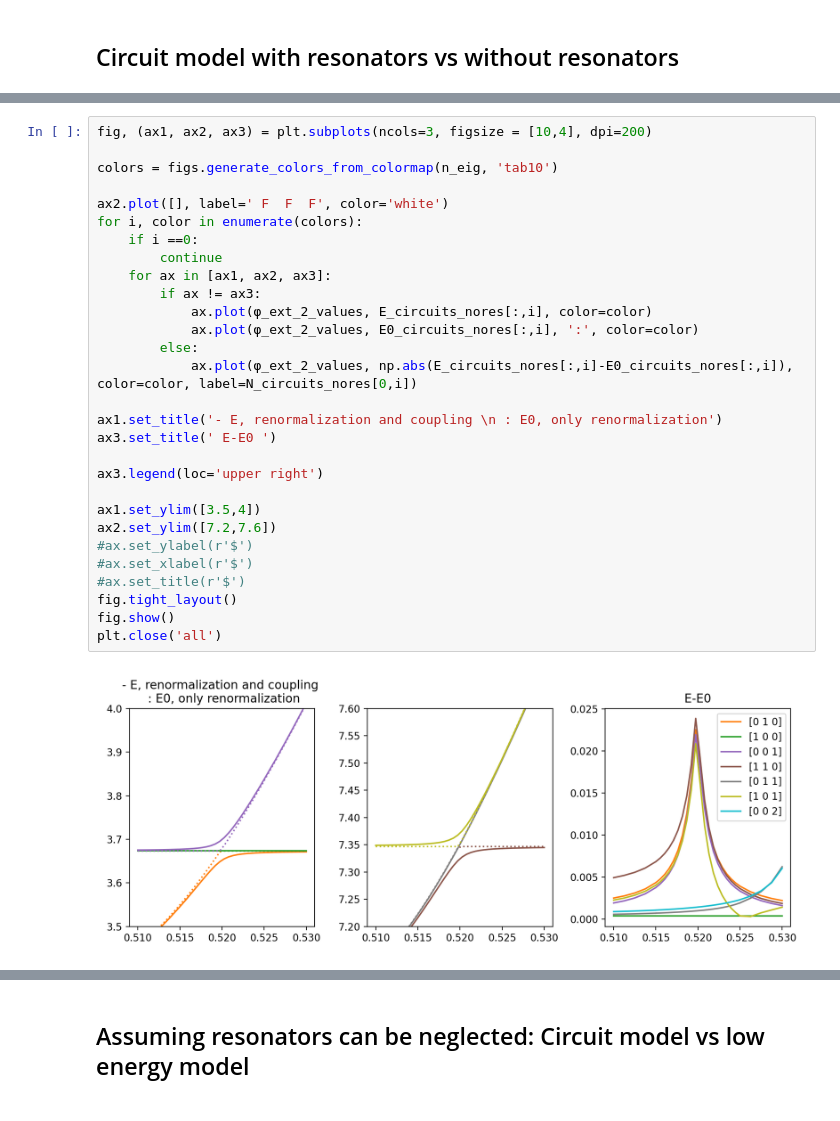
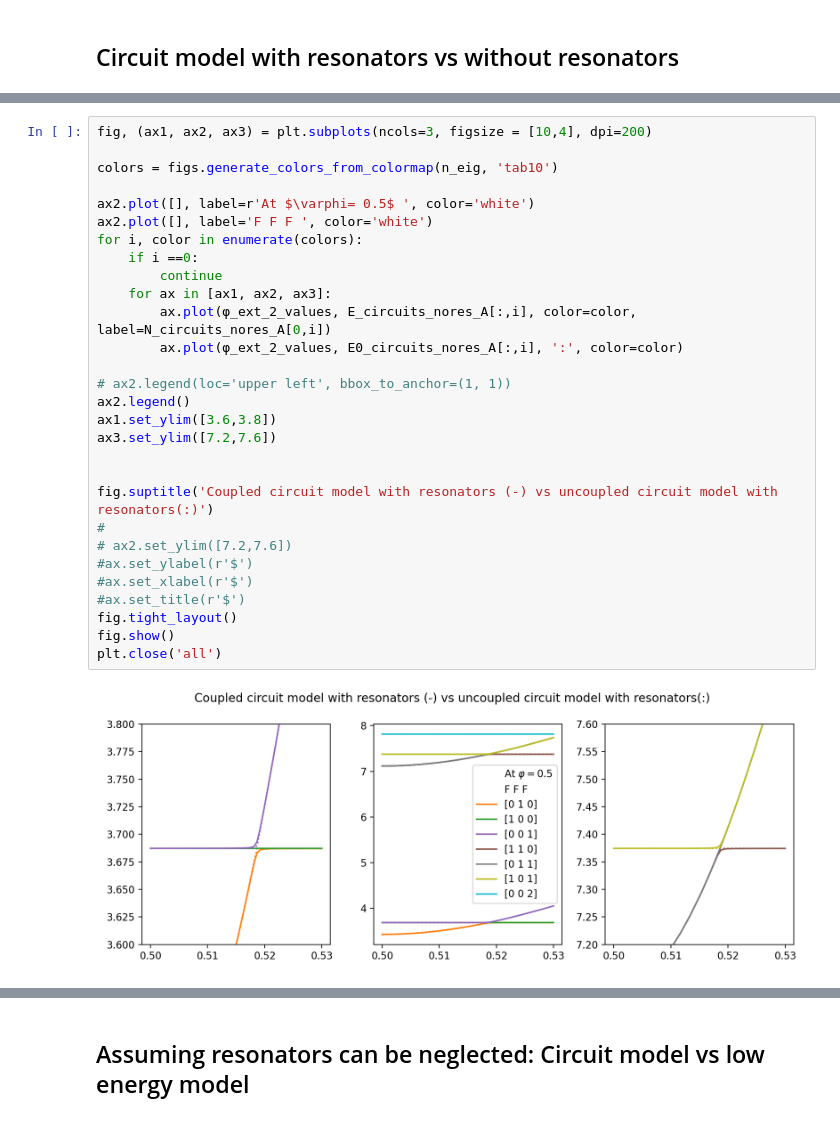
Before and after one commit to GabrielJauma/tunable-capacitive-coupling-flux-qubits, a Jupyter notebook: KIT/Experiments/qubit_C_qubit_C_qubit - coupling analysis.ipynb, the cells around one changed output, grey strips where cells are left out. Saved outputs shown, nothing was run; the diff lists cells and outputs as text.

```diff
--- a/KIT/Experiments/qubit_C_qubit_C_qubit - coupling analysis.ipynb
+++ b/KIT/Experiments/qubit_C_qubit_C_qubit - coupling analysis.ipynb
@@ -144,34 +167,34 @@ plt.close('all')
-# %%
-fig, (ax1, ax2, ax3) = plt.subplots(ncols=3, figsize = [10,4], dpi=200)
-
-colors = figs.generate_colors_from_colormap(n_eig, 'tab10')
-
-ax2.plot([], label=' F  F  F', color='white')
-for i, color in enumerate(colors):
-    if i ==0:
-        continue
-    for ax in [ax1, ax2, ax3]:
-        if ax != ax3:
-            ax.plot(φ_ext_2_values, E_circuits_nores[:,i], color=color)
-            ax.plot(φ_ext_2_values, E0_circuits_nores[:,i], ':', color=color)
-        else:
-            ax.plot(φ_ext_2_values, np.abs(E_circuits_nores[:,i]-E0_circuits_nores[:,i]), color=color, label=N_circuits_nores[0,i])
-
-ax1.set_title('- E, renormalization and coupling \n : E0, only renormalization')
-ax3.set_title(' E-E0 ')
-
-ax3.legend(loc='upper right')
-
-ax1.set_ylim([3.5,4])
-ax2.set_ylim([7.2,7.6])
-#ax.set_ylabel(r'$')
-#ax.set_xlabel(r'$')
-#ax.set_title(r'$')
-fig.tight_layout()
-fig.show()
-plt.close('all')
-# %% [output]
-[figure, removed]
+# %%
+fig, (ax1, ax2, ax3) = plt.subplots(ncols=3, figsize = [10,4], dpi=200)
+
+colors = figs.generate_colors_from_colormap(n_eig, 'tab10')
+
+ax2.plot([], label=r'At $\varphi= 0.5$ ', color='white')
+ax2.plot([], label='F F F ', color='white')
+for i, color in enumerate(colors):
+    if i ==0:
+        continue
+    for ax in [ax1, ax2, ax3]:
+        ax.plot(φ_ext_2_values, E_circuits_nores_A[:,i], color=color, label=N_circuits_nores_A[0,i])
+        ax.plot(φ_ext_2_values, E0_circuits_nores_A[:,i], ':', color=color)
+
+# ax2.legend(loc='upper left', bbox_to_anchor=(1, 1))
+ax2.legend()
+ax1.set_ylim([3.6,3.8])
+ax3.set_ylim([7.2,7.6])
+
+
+fig.suptitle('Coupled circuit model with resonators (-) vs uncoupled circuit model with resonators(:)')
+#
+# ax2.set_ylim([7.2,7.6])
+#ax.set_ylabel(r'$')
+#ax.set_xlabel(r'$')
+#ax.set_title(r'$')
+fig.tight_layout()
+fig.show()
+plt.close('all')
+# %% [output]
+[figure, added]
 # %%
 fig, (ax1, ax2, ax3) = plt.subplots(ncols=3, figsize = [10,4], dpi=200)
 
```
Also changed, not shown: parts of 12 cells of this notebook, 5 other files.
